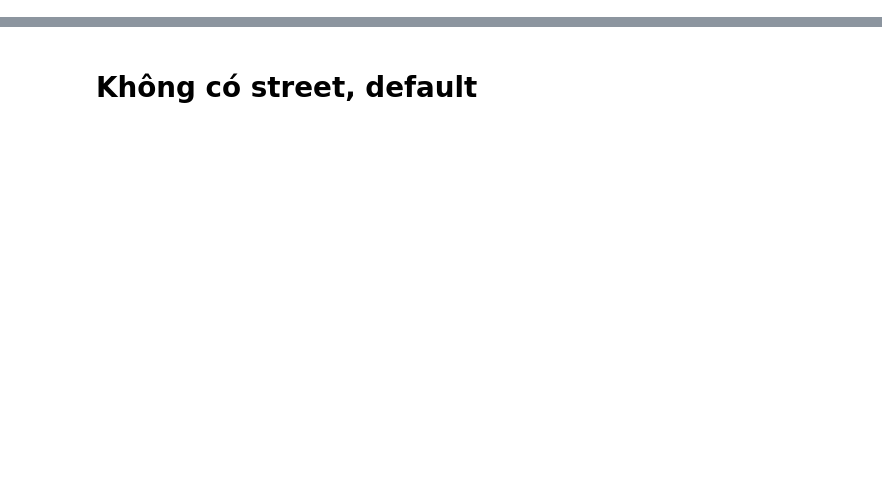
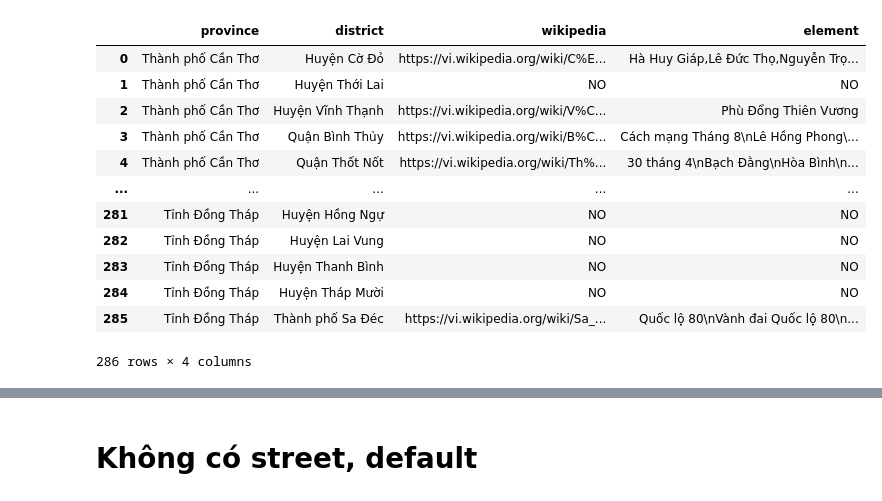
Before and after one commit to tranngocminhhieu/vietnamadminunits, a Jupyter notebook: choose_default_new_ward.ipynb, the cells around one changed output, grey strips where cells are left out. Cells and saved outputs as stored; diff of their text form; code cells hidden in the pictures; blank space fills up the shorter version.

```diff
--- a/choose_default_new_ward.ipynb
+++ b/choose_default_new_ward.ipynb
@@ -45,14 +87,19 @@ df_divided_district = df_divided[['province', 'district']].drop_duplicates()
 # %%
-# # Tìm tên đường phố thủ công
-# for index, row in tqdm(df_divided_district.iterrows(), total=df_divided_district.shape[0]):
-#     keyword = row['district'] + ', ' + row['province'] + ' wikipedia'
-#     search_url = f"https://www.google.com/search?q={quote(keyword)}"
-#     webbrowser.open(search_url)
-#     wikipedia = input("wikipedia:").upper()
-#     if wikipedia != 'NO':
-#         element = input("element:")
-#     else:
-#         element = 'NO'
-#     df_divided_district.loc[index, 'wikipedia'] = wikipedia
-#     df_divided_district.loc[index, 'element'] = element
-# df_divided_district.to_csv('data/df_divided_district.csv', index=False)
+# Các district có ward bị chia
+df_divided_district = df_divided[['province', 'district']].drop_duplicates()
+#
+# # # Tìm tên đường phố thủ công
+# # for index, row in tqdm(df_divided_district.iterrows(), total=df_divided_district.shape[0]):
+# #     keyword = row['district'] + ', ' + row['province'] + ' wikipedia'
+# #     search_url = f"https://www.google.com/search?q={quote(keyword)}"
+# #     webbrowser.open(search_url)
+# #     wikipedia = input("wikipedia:").upper()
+# #     if wikipedia != 'NO':
+# #         element = input("element:")
+# #     else:
+# #         element = 'NO'
+# #     df_divided_district.loc[index, 'wikipedia'] = wikipedia
+# #     df_divided_district.loc[index, 'element'] = element
+# # df_divided_district.to_csv('data/df_divided_district.csv', index=False)
+#
+df_divided_district_2 = pd.read_csv('data/df_divided_district.csv')
@@ -60,0 +122,16 @@ df_divided_district = pd.read_csv('data/df_divided_district.csv')
+# %%
+df_divided_district_2
+# %% [output]
+|  | province | district | wikipedia | element |
+| 0 | Thành phố Cần Thơ | Huyện Cờ Đỏ | https://vi.wikipedia.org/wiki/C%E... | Hà Huy Giáp,Lê Đức Thọ,Nguyễn Trọ... |
+| 1 | Thành phố Cần Thơ | Huyện Thới Lai | NO | NO |
+| 2 | Thành phố Cần Thơ | Huyện Vĩnh Thạnh | https://vi.wikipedia.org/wiki/V%C... | Phù Đổng Thiên Vương |
+| 3 | Thành phố Cần Thơ | Quận Bình Thủy | https://vi.wikipedia.org/wiki/B%C... | Cách mạng Tháng 8\nLê Hồng Phong\... |
+| 4 | Thành phố Cần Thơ | Quận Thốt Nốt | https://vi.wikipedia.org/wiki/Th%... | 30 tháng 4\nBạch Đằng\nHòa Bình\n... |
+| ... | ... | ... | ... | ... |
+| 281 | Tỉnh Đồng Tháp | Huyện Hồng Ngự | NO | NO |
+| 282 | Tỉnh Đồng Tháp | Huyện Lai Vung | NO | NO |
+| 283 | Tỉnh Đồng Tháp | Huyện Thanh Bình | NO | NO |
+| 284 | Tỉnh Đồng Tháp | Huyện Tháp Mười | NO | NO |
+| 285 | Tỉnh Đồng Tháp | Thành phố Sa Đéc | https://vi.wikipedia.org/wiki/Sa_... | Quốc lộ 80\nVành đai Quốc lộ 80\n... |
+286 rows × 4 columns
```
Also changed, not shown: parts of 22 cells of this notebook, 2 other files.
